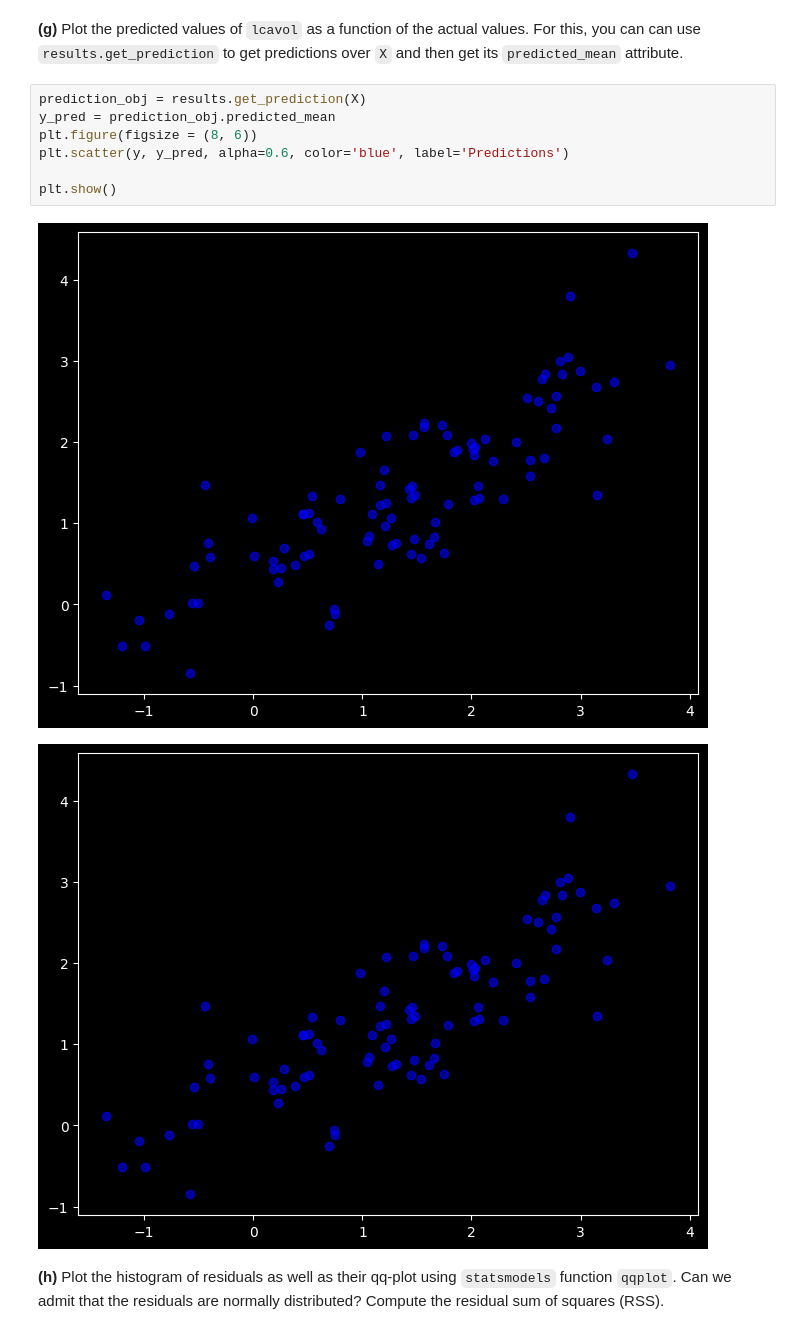
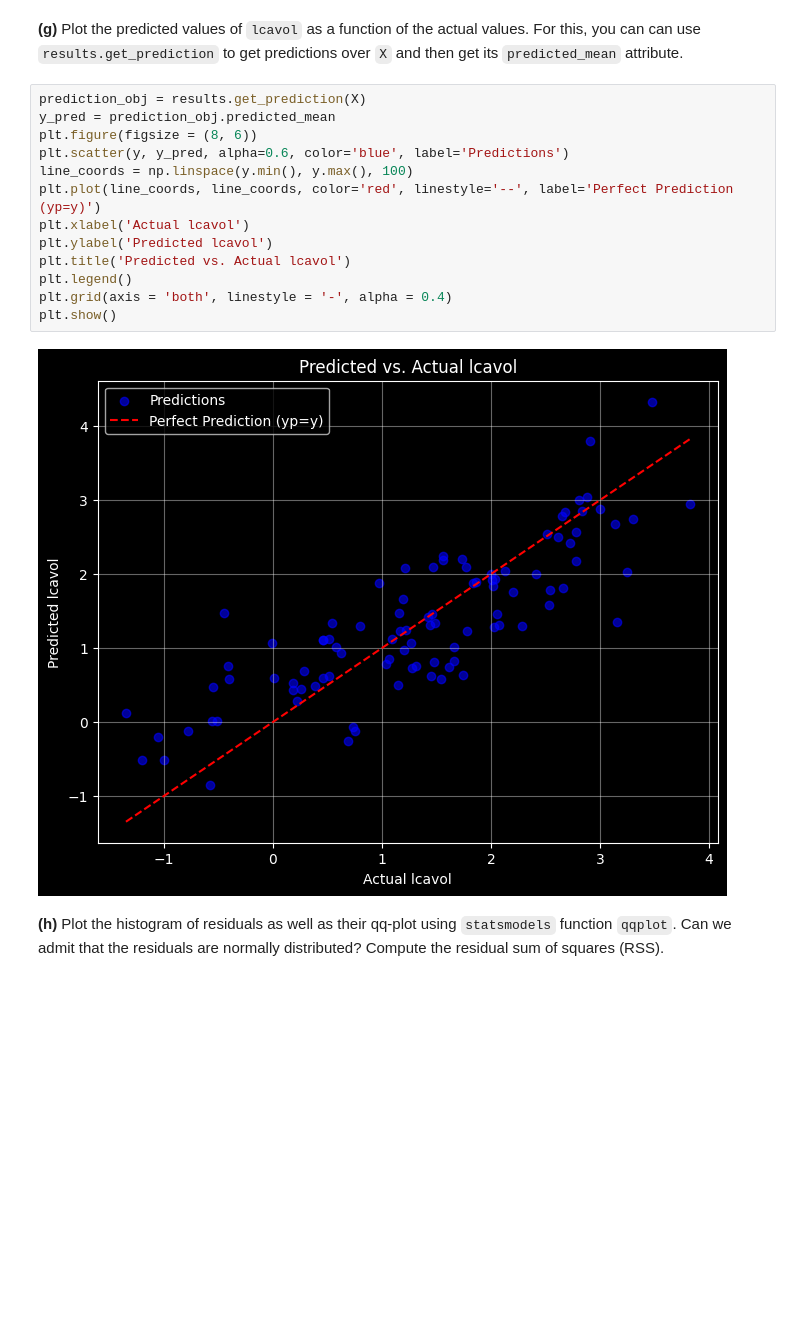
Before and after one commit to ISLA-Grenoble/2026-main, a Jupyter notebook: TP/TP1/TP1.ipynb, the cells around one changed output. Drawn from its saved outputs; the diff is of its cells as text; blank space fills up the shorter version.

```diff
--- a/TP/TP1/TP1.ipynb
+++ b/TP/TP1/TP1.ipynb
@@ -505,12 +505,17 @@ As to the `solve` method, it solve the target by using LU decomposition to deal
 # %%
 prediction_obj = results.get_prediction(X)
 y_pred = prediction_obj.predicted_mean
 plt.figure(figsize = (8, 6))
 plt.scatter(y, y_pred, alpha=0.6, color='blue', label='Predictions')
-
+line_coords = np.linspace(y.min(), y.max(), 100)
+plt.plot(line_coords, line_coords, color='red', linestyle='--', label='Perfect Prediction (yp=y)')
+plt.xlabel('Actual lcavol')
+plt.ylabel('Predicted lcavol')
+plt.title('Predicted vs. Actual lcavol')
+plt.legend()
+plt.grid(axis = 'both', linestyle = '-', alpha = 0.4)
 plt.show()
 # %% [output]
-[figure, old version]
+[figure, new version]
-[figure, removed]
 # %% [markdown]
 **(h)** Plot the histogram of residuals as well as their qq-plot using `statsmodels` function `qqplot`. Can we admit that the residuals are normally distributed? Compute the residual sum of squares (RSS).
```
Also changed, not shown: parts of 16 cells of this notebook.
